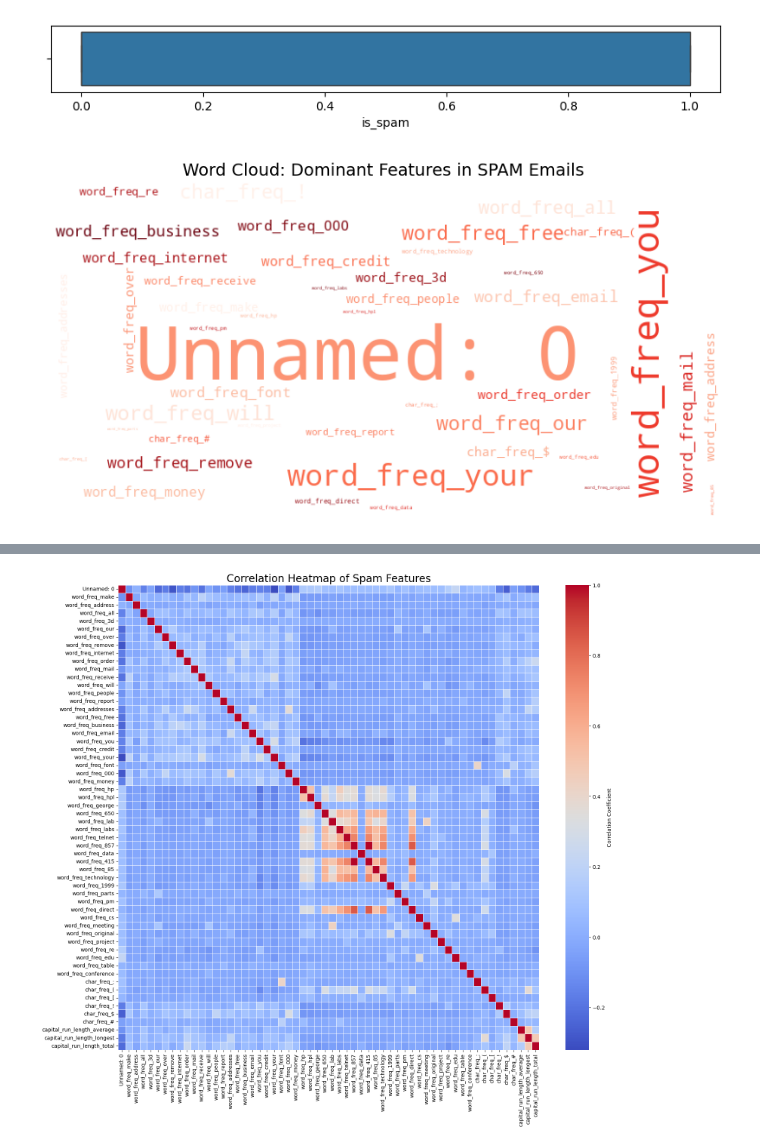
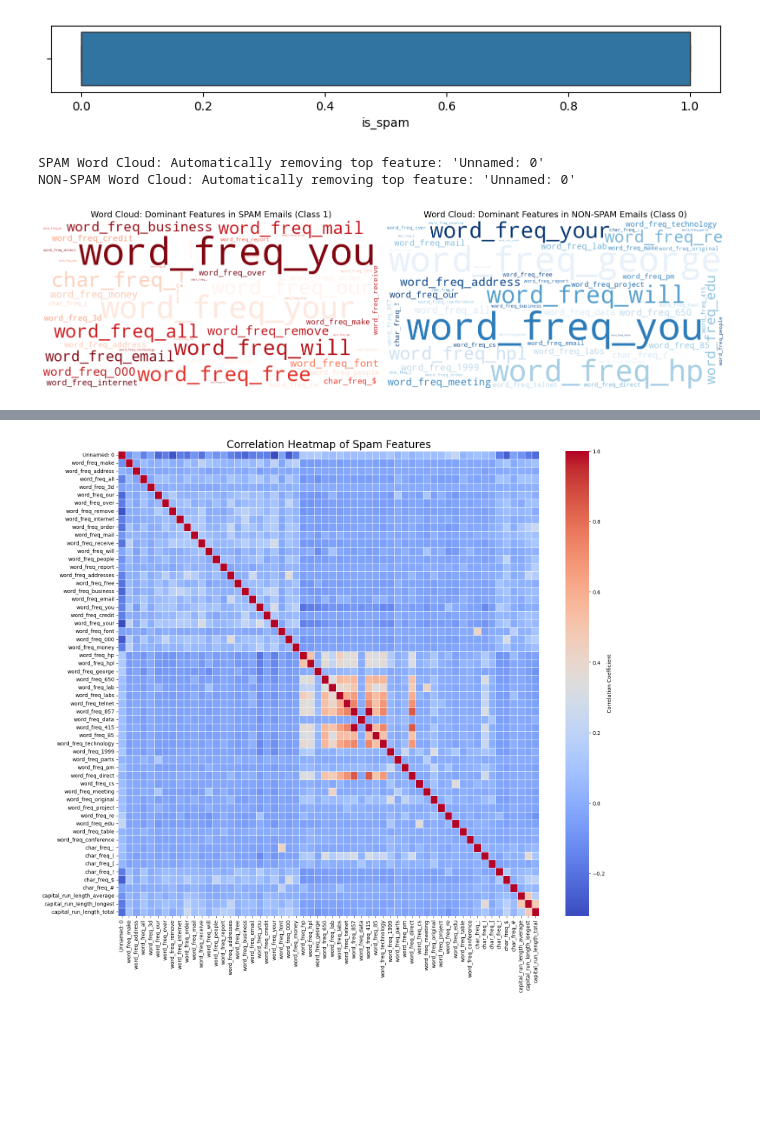
Before and after one commit to olgascode1/Data_Exploration_CA2, a Jupyter notebook: L7 Data Exploration CA2v4.ipynb, the cells around one changed output, grey strips where cells are left out. Cells and saved outputs as stored; diff of their text form; code cells hidden in the pictures; blank space fills up the shorter version.

```diff
--- a/L7 Data Exploration CA2v4.ipynb
+++ b/L7 Data Exploration CA2v4.ipynb
@@ -152,44 +152,65 @@ sns.boxplot(x='is_spam', data=clean_data)
 <Axes: xlabel='is_spam'>
 [figure]
 # %%
+from wordcloud import WordCloud
 
-from wordcloud import WordCloud
 feature_cols = [col for col in clean_data.columns if col != 'is_spam' and not col.startswith('capital_run')]
 
 avg_frequencies = clean_data.groupby('is_spam')[feature_cols].mean()
+spam_freq_series = avg_frequencies.loc[1]
 
-spam_freq_dict = avg_frequencies.loc[1].to_dict()
+spam_freq_series = spam_freq_series[spam_freq_series > 1e-6]
+
+if not spam_freq_series.empty:
+    unwanted_top_feature_name = spam_freq_series.idxmax()
+    print(f"SPAM Word Cloud: Automatically removing top feature: '{unwanted_top_feature_name}'")
+    spam_freq_series = spam_freq_series.drop(unwanted_top_feature_name)
+
+spam_freq_dict = spam_freq_series.to_dict()
 
 wc_spam = WordCloud(
     background_color='white',
     width=800,
     height=400,
-    colormap='Reds', # Use a warm color scheme for Spam
+    colormap='Reds',
     normalize_plurals=False
 )
+wc_spam.generate_from_frequencies(spam_freq_dict)
+non_spam_freq_series = avg_frequencies.loc[0]
 
-wc_spam.generate_from_frequencies(spam_freq_dict)
+non_spam_freq_series = non_spam_freq_series[non_spam_freq_series > 1e-6]
 
-non_spam_freq_dict = avg_frequencies.loc[0].to_dict()
+if not non_spam_freq_series.empty:
+    unwanted_top_feature_name_nonspam = non_spam_freq_series.idxmax()
+    print(f"NON-SPAM Word Cloud: Automatically removing top feature: '{unwanted_top_feature_name_nonspam}'")
+    non_spam_freq_series = non_spam_freq_series.drop(unwanted_top_feature_name_nonspam)
+
+non_spam_freq_dict = non_spam_freq_series.to_dict()
 
 wc_non_spam = WordCloud(
     background_color='white',
     width=800,
     height=400,
-    colormap='Blues', # Use a cool color scheme for Non-Spam
+    colormap='Blues',
     normalize_plurals=False
 )
-
 wc_non_spam.generate_from_frequencies(non_spam_freq_dict)
-
 plt.figure(figsize=(16, 7))
 
 plt.subplot(1, 2, 1)
 plt.imshow(wc_spam, interpolation='bilinear')
 plt.axis("off")
-plt.title('Word Cloud: Dominant Features in SPAM Emails', fontsize=14)
+plt.title('Word Cloud: Dominant Features in SPAM Emails (Class 1)', fontsize=14)
+
+# Plot 2: Non-Spam
+plt.subplot(1, 2, 2)
+plt.imshow(wc_non_spam, interpolation='bilinear')
+plt.axis("off")
+plt.title('Word Cloud: Dominant Features in NON-SPAM Emails (Class 0)', fontsize=14)
 
 plt.tight_layout()
 plt.show()
 # %% [output]
+SPAM Word Cloud: Automatically removing top feature: 'Unnamed: 0'
+NON-SPAM Word Cloud: Automatically removing top feature: 'Unnamed: 0'
-[figure, old version]
+[figure, new version]
```
Also changed, not shown: parts of 1 cell of this notebook.
